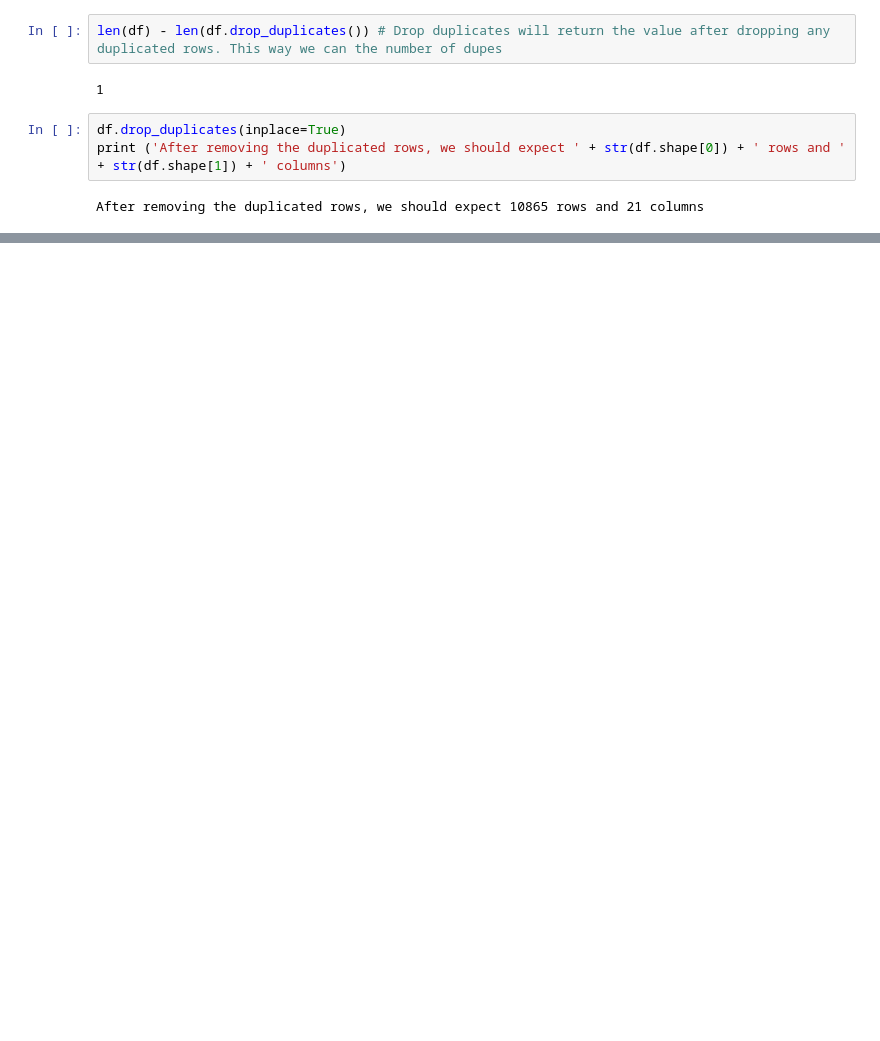
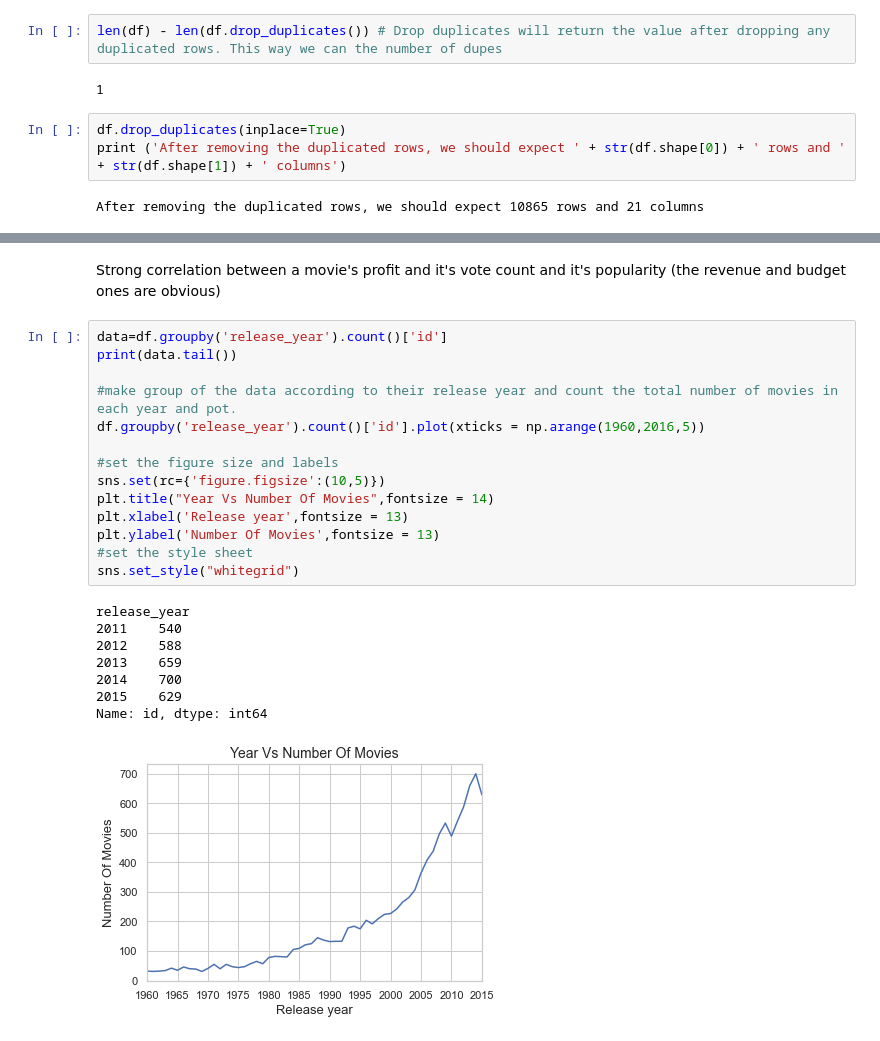
Before and after one commit to IonDragos2003/UdacityDA_Investigate-tMDB, a Jupyter notebook: my_code.ipynb, the cells around one changed output, grey strips where cells are left out. Cells and saved outputs as stored; diff of their text form; blank space fills up the shorter version.

```diff
--- a/my_code.ipynb
+++ b/my_code.ipynb
@@ -154,0 +208,25 @@ memory usage: 1.7+ MB
+# %% [markdown]
+Strong correlation between a movie's profit and it's vote count and it's popularity (the revenue and budget ones are obvious)
+# %%
+data=df.groupby('release_year').count()['id']
+print(data.tail())
+
+#make group of the data according to their release year and count the total number of movies in each year and pot.
+df.groupby('release_year').count()['id'].plot(xticks = np.arange(1960,2016,5))
+
+#set the figure size and labels
+sns.set(rc={'figure.figsize':(10,5)})
+plt.title("Year Vs Number Of Movies",fontsize = 14)
+plt.xlabel('Release year',fontsize = 13)
+plt.ylabel('Number Of Movies',fontsize = 13)
+#set the style sheet
+sns.set_style("whitegrid")
+# %% [output]
+release_year
+2011    540
+2012    588
+2013    659
+2014    700
+2015    629
+Name: id, dtype: int64
+[figure, added]
```
Also changed, not shown: parts of 25 cells of this notebook.
